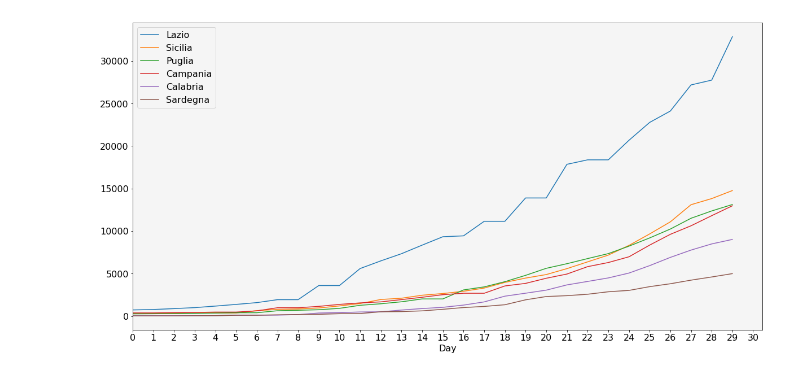
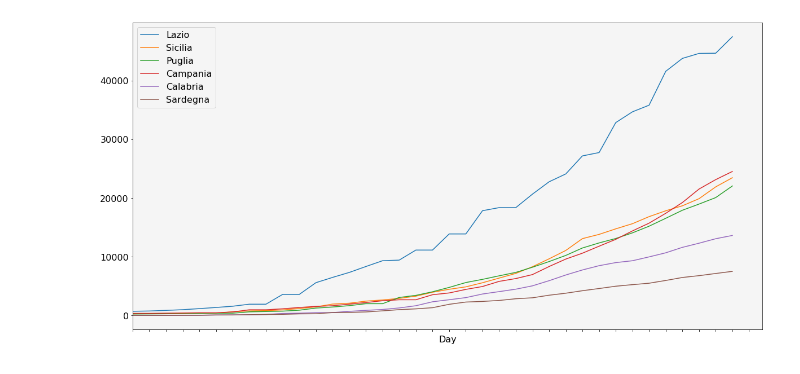
Before and after one commit to gcatanese/Corona-Virus-WHO-Data, a Jupyter notebook: jupyter/ITA_regions_plotting.ipynb, the cells around one changed output. Cells and saved outputs as stored; diff of their text form; code cells hidden in the pictures.

```diff
--- a/jupyter/ITA_regions_plotting.ipynb
+++ b/jupyter/ITA_regions_plotting.ipynb
@@ -6,7 +6,7 @@ filename = '../data/csv/dpc-covid19-ita-regioni.csv'
 df = pd.read_csv(filename)
 # %%
 d_from = '2020-03-01'
-d_to = '2020-03-31'
+d_to = '2020-04-15'
 #FIELD = 'totale_positivi'
 FIELD = 'tamponi'
 
@@ -47,27 +47,27 @@ piemonte_data = piemonte_data.rename(columns={FIELD: "Piemonte"})
 # %%
 import matplotlib.dates as mdates
 from matplotlib.ticker import (MultipleLocator, FormatStrFormatter,
                                AutoMinorLocator)
 
 plt.rcParams.update({'font.size': 16})
 plt.rcParams['axes.facecolor'] = 'whitesmoke'
 
 ax = lazio_data.plot(figsize=(20,10), x='data')
 #veneto_data.plot(ax=ax, x='data')
 sicilia_data.plot(ax=ax, x='data')
 puglia_data.plot(ax=ax, x='data')
 campania_data.plot(ax=ax, x='data')
 calabria_data.plot(ax=ax, x='data')
 sardegna_data.plot(ax=ax, x='data')
 
 ax.set_xlabel('Day')
 
 ax.xaxis.set_major_locator(MultipleLocator(1))
-ax.xaxis.set_major_formatter(FormatStrFormatter('%d'))
+#ax.xaxis.set_major_formatter(FormatStrFormatter('%d'))
 ax.set_xlim(left=0)
 #ax.set_ylim(bottom=0)
 
 
 plt.show()
 # %% [output]
-[figure, old version]
+[figure, new version]
```
Also changed, not shown: 1 other file.
